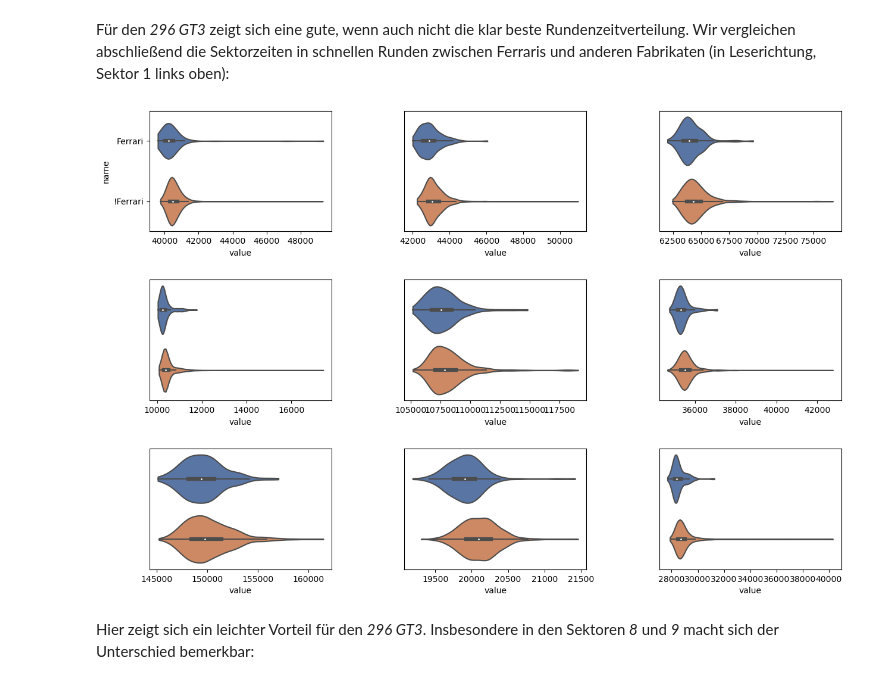
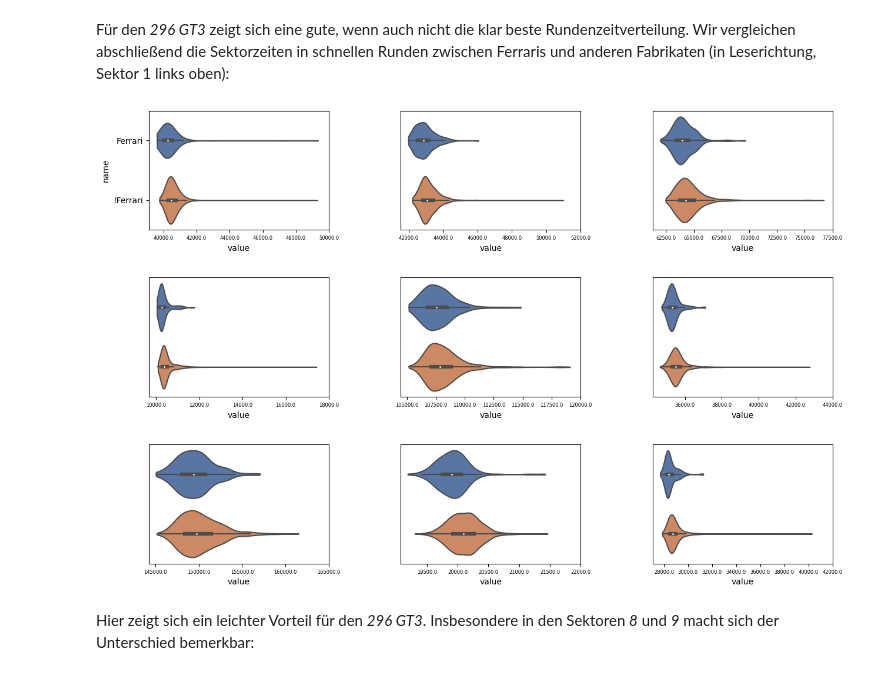
Before and after one commit to patmanteau/mbb-agp-sobe, a Jupyter notebook: balance_of_performance.ipynb, the cells around one changed output. Saved outputs shown, nothing was run; the diff lists cells and outputs as text; code cells hidden in the pictures.

```diff
--- a/balance_of_performance.ipynb
+++ b/balance_of_performance.ipynb
@@ -582,34 +582,40 @@ def plot_sectors(df: pd.DataFrame) -> None:
             cut=0,
             showfliers=False,
             ax=ax,
         )
+        # see https://stackoverflow.com/questions/42404154/increase-tick-label-font-size-in-seaborn
+        # prevents: UserWarning: FixedFormatter should only be used together with FixedLocator
+        ax.set_xticks(ax.get_xticks()[1:])
+        # set the y-labels with
+        _ = ax.set_xticklabels(ax.get_xticks(), size=6)
+
         if i % 9 != 1:
             ax.set(yticklabels=[]) # remove axis info
             ax.set(ylabel=None)
             ax.tick_params(left=False)
     plt.show()
 
 
 df_ferrari_sectors = (
     get_sector_times(df_clean_laps.query("car == 'Ferrari 296 GT3'"))
     .melt()
     .query("variable_0 == 'sectortime'")
 )
 df_ferrari_sectors["is_ferrari"] = True
 df_ferrari_sectors["name"] = "Ferrari"
 df_unferrari_sectors = (
     get_sector_times(df_clean_laps.query("car != 'Ferrari 296 GT3'"))
     .melt()
     .query("variable_0 == 'sectortime'")
 )
 df_unferrari_sectors["is_ferrari"] = False
 df_unferrari_sectors["name"] = "!Ferrari"
 
 df_all_sectors = pd.concat([df_ferrari_sectors, df_unferrari_sectors])
 
 plot_sectors(df_all_sectors)
 # %% [output]
-[figure, old version]
+[figure, new version]
 # %% [markdown]
 Hier zeigt sich ein leichter Vorteil für den _296 GT3_. Insbesondere in den Sektoren _8_ und _9_ macht sich der Unterschied bemerkbar:
 # %%
```
Also changed, not shown: parts of 17 cells of this notebook.
